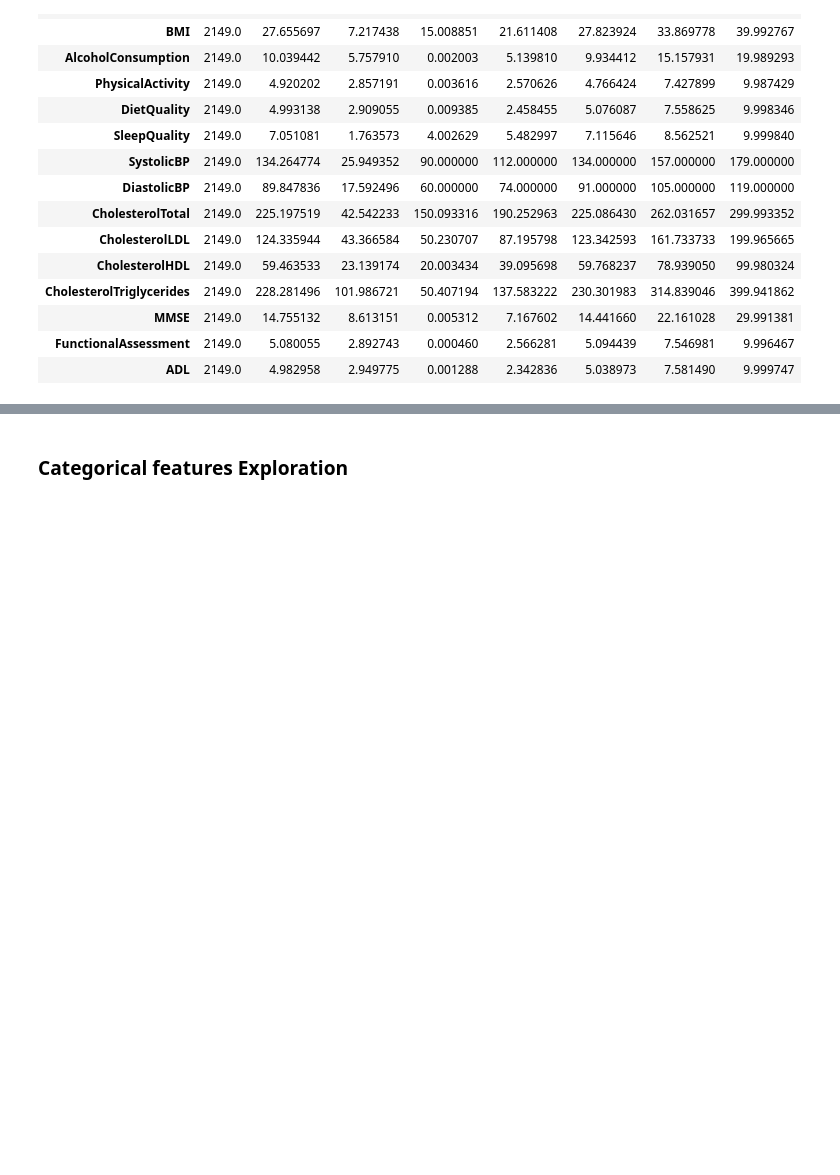
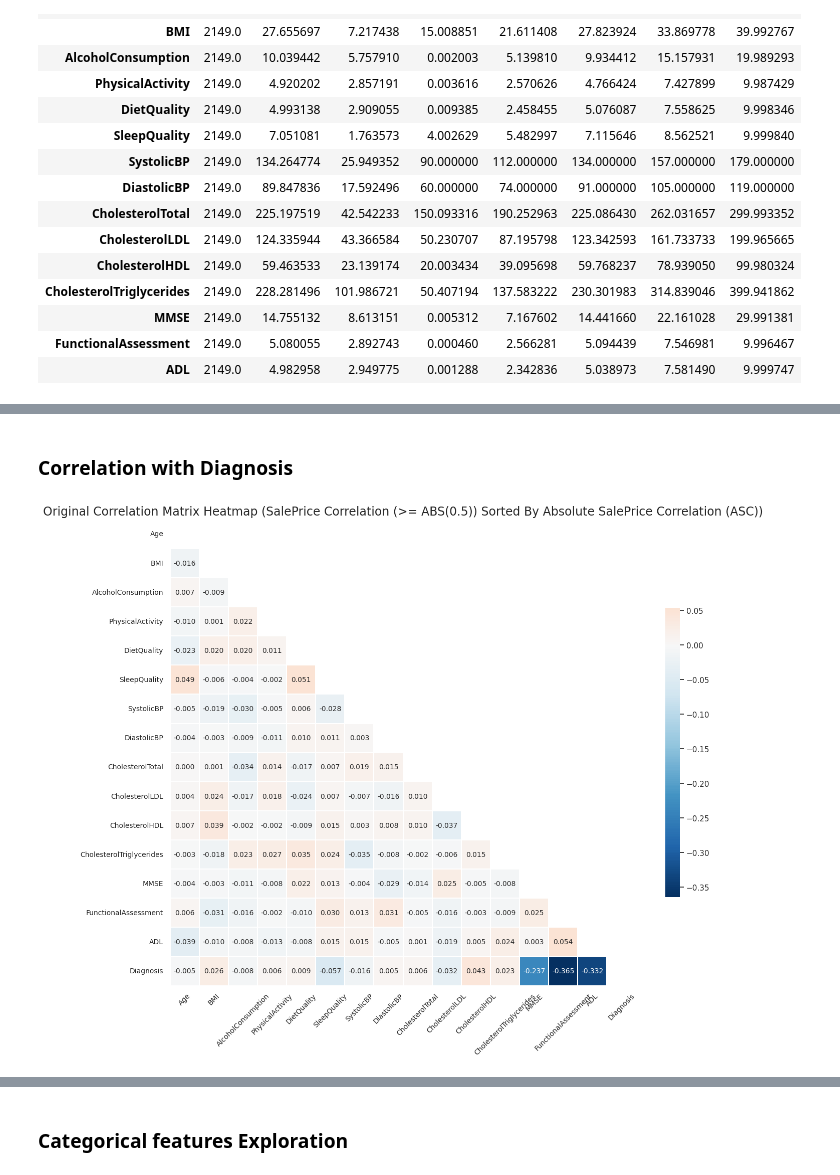
Before and after one commit to lovecrushfamily/Alzheimer_Disease, a Jupyter notebook: notebook.ipynb, the cells around one changed output, grey strips where cells are left out. Drawn from its saved outputs; the diff is of its cells as text; code cells hidden in the pictures; blank space fills up the shorter version.

```diff
--- a/notebook.ipynb
+++ b/notebook.ipynb
@@ -207,0 +216,27 @@ corr
+# %% [markdown]
+### Correlation with Diagnosis
+# %%
+corr = alzheimer_df[numerical_features + ['Diagnosis']].corr()
+
+# Create a mask to remove the upper triangle
+mask = np.triu(np.ones_like(corr, dtype=bool))
+
+f, ax = plt.subplots(figsize=(15,15))
+
+sns.heatmap(corr, mask=mask, cmap='RdBu_r', center=0,
+            square=True, linewidths=0.01, cbar_kws={"shrink": 0.5},
+            annot=True, fmt=".3f", annot_kws={"fontsize": 10},
+            linecolor='white', cbar=True)
+
+# Set x and y label font size
+ax.tick_params(axis='x', labelsize=10, rotation=45)
+ax.tick_params(axis='y', labelsize=10, rotation=360)
+
+
+plt.title("Original Correlation Matrix Heatmap (SalePrice Correlation (>= ABS(0.5)) Sorted By Absolute SalePrice Correlation (ASC))", fontsize=17)
+
+# Remove grid lines from the upper-right triangle
+ax.set_facecolor('white')
+plt.show()
+# %% [output]
+[figure, added]
```
Also changed, not shown: parts of 14 cells of this notebook, 1 other file.
